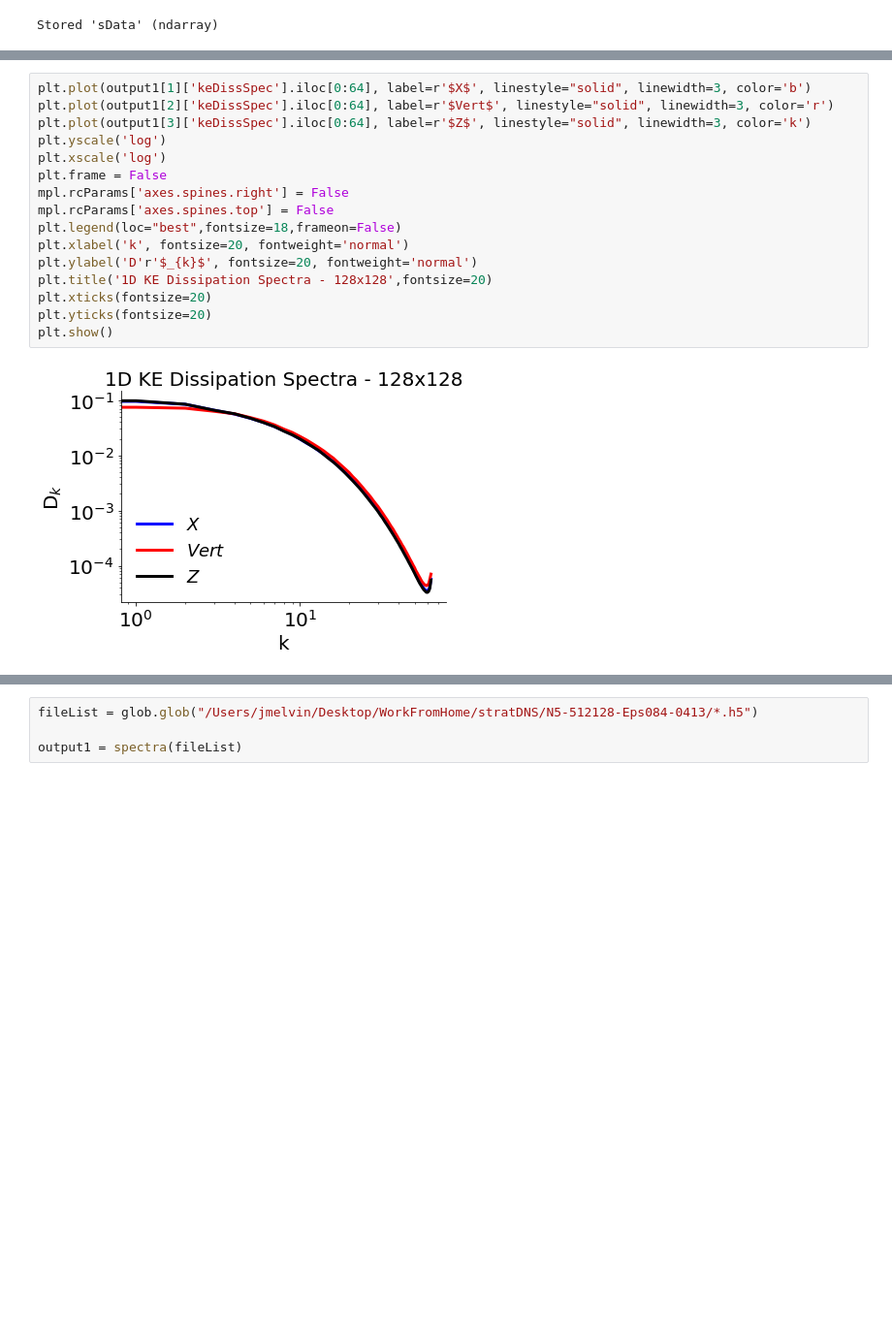
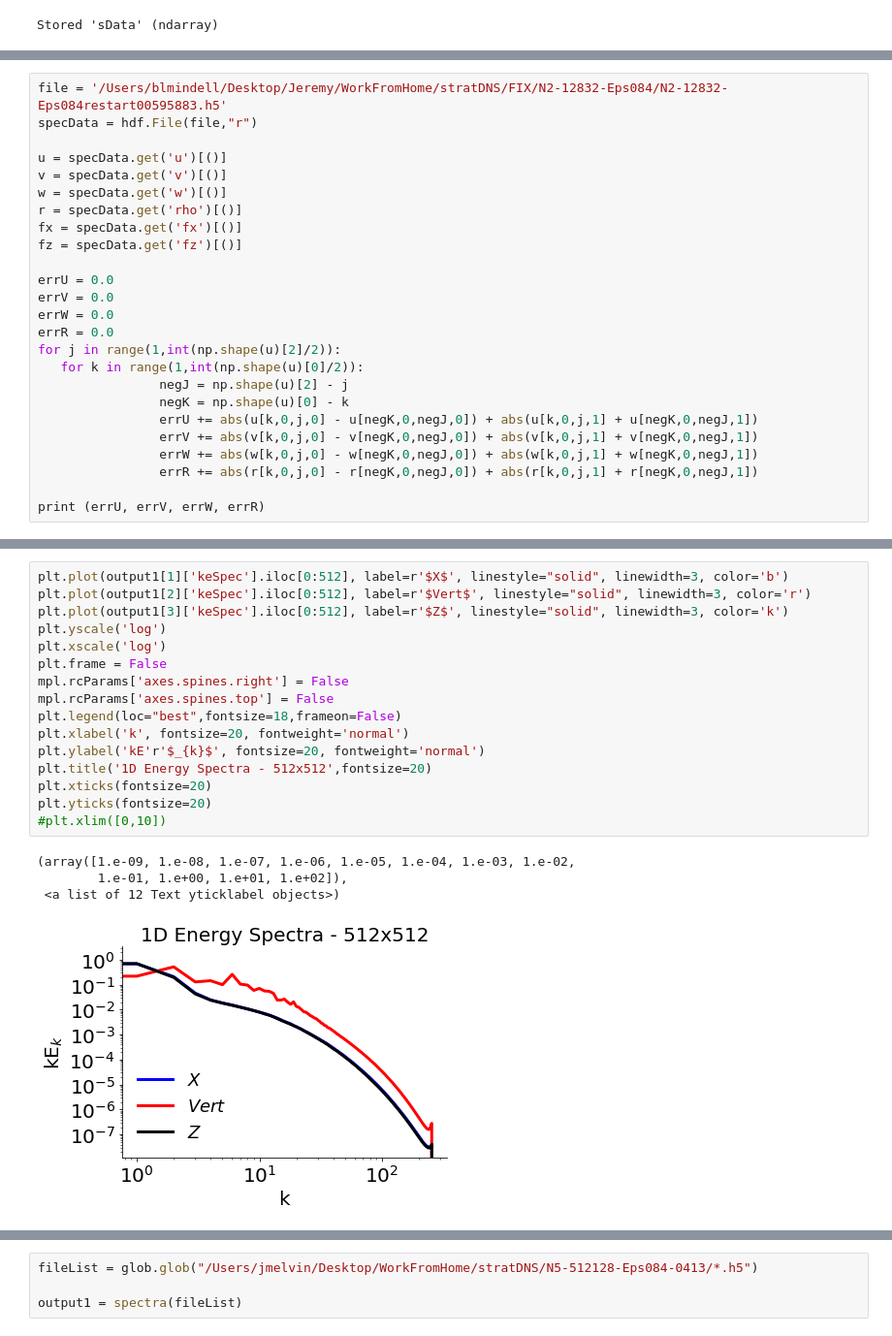
Before and after one commit to jamelvin/stratDNS, a Jupyter notebook: spectra-Jupyter.ipynb, the cells around one changed output, grey strips where cells are left out. Shown at 97% size. Cells and saved outputs as stored; diff of their text form; blank space fills up the shorter version.

```diff
--- a/spectra-Jupyter.ipynb
+++ b/spectra-Jupyter.ipynb
@@ -355,0 +475,25 @@ Done with  11.25 %
+# %%
+file = '/Users/blmindell/Desktop/Jeremy/WorkFromHome/stratDNS/FIX/N2-12832-Eps084/N2-12832-Eps084restart00595883.h5'
+specData = hdf.File(file,"r")
+
+u = specData.get('u')[()]
+v = specData.get('v')[()]
+w = specData.get('w')[()]
+r = specData.get('rho')[()]
+fx = specData.get('fx')[()]
+fz = specData.get('fz')[()]
+
+errU = 0.0
+errV = 0.0
+errW = 0.0
+errR = 0.0
+for j in range(1,int(np.shape(u)[2]/2)):
+   for k in range(1,int(np.shape(u)[0]/2)):
+                negJ = np.shape(u)[2] - j
+                negK = np.shape(u)[0] - k
+                errU += abs(u[k,0,j,0] - u[negK,0,negJ,0]) + abs(u[k,0,j,1] + u[negK,0,negJ,1])
+                errV += abs(v[k,0,j,0] - v[negK,0,negJ,0]) + abs(v[k,0,j,1] + v[negK,0,negJ,1])
+                errW += abs(w[k,0,j,0] - w[negK,0,negJ,0]) + abs(w[k,0,j,1] + w[negK,0,negJ,1])
+                errR += abs(r[k,0,j,0] - r[negK,0,negJ,0]) + abs(r[k,0,j,1] + r[negK,0,negJ,1])
+
+print (errU, errV, errW, errR)
@@ -374,18 +552,21 @@ plt.show()
 # %%
-plt.plot(output1[1]['keDissSpec'].iloc[0:64], label=r'$X$', linestyle="solid", linewidth=3, color='b')
-plt.plot(output1[2]['keDissSpec'].iloc[0:64], label=r'$Vert$', linestyle="solid", linewidth=3, color='r')
-plt.plot(output1[3]['keDissSpec'].iloc[0:64], label=r'$Z$', linestyle="solid", linewidth=3, color='k')
+plt.plot(output1[1]['keSpec'].iloc[0:512], label=r'$X$', linestyle="solid", linewidth=3, color='b')
+plt.plot(output1[2]['keSpec'].iloc[0:512], label=r'$Vert$', linestyle="solid", linewidth=3, color='r')
+plt.plot(output1[3]['keSpec'].iloc[0:512], label=r'$Z$', linestyle="solid", linewidth=3, color='k')
 plt.yscale('log')
 plt.xscale('log')
 plt.frame = False
 mpl.rcParams['axes.spines.right'] = False
 mpl.rcParams['axes.spines.top'] = False
 plt.legend(loc="best",fontsize=18,frameon=False)
 plt.xlabel('k', fontsize=20, fontweight='normal')
-plt.ylabel('D'r'$_{k}$', fontsize=20, fontweight='normal')
-plt.title('1D KE Dissipation Spectra - 128x128',fontsize=20)
+plt.ylabel('kE'r'$_{k}$', fontsize=20, fontweight='normal')
+plt.title('1D Energy Spectra - 512x512',fontsize=20)
 plt.xticks(fontsize=20)
 plt.yticks(fontsize=20)
-plt.show()
+#plt.xlim([0,10])
 # %% [output]
+(array([1.e-09, 1.e-08, 1.e-07, 1.e-06, 1.e-05, 1.e-04, 1.e-03, 1.e-02,
+        1.e-01, 1.e+00, 1.e+01, 1.e+02]),
+ <a list of 12 Text yticklabel objects>)
-[figure, old version]
+[figure, new version]
```
Also changed, not shown: parts of 62 cells of this notebook, 3 other files.
